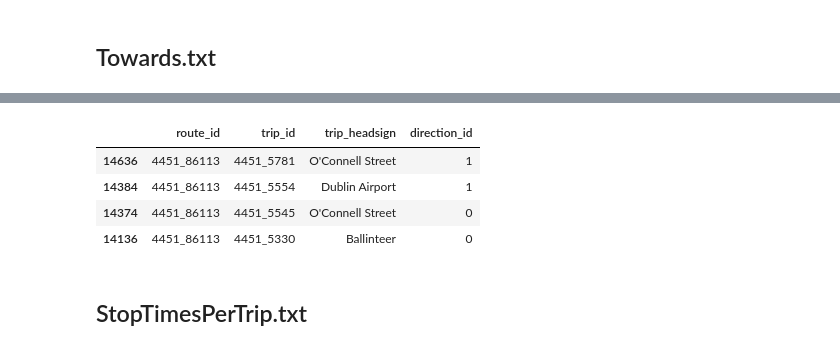
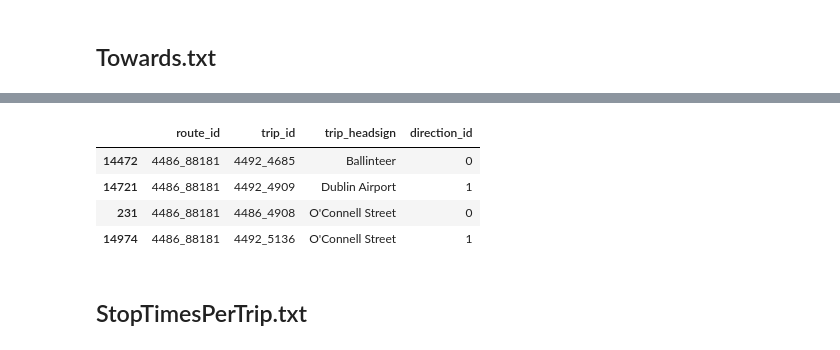
Before and after one commit to josericodata/DublinBusApp, a Jupyter notebook: assets/dataCleaning/01_DataCleaning.ipynb, the cells around one changed output, grey strips where cells are left out. Cells and saved outputs as stored; diff of their text form; code cells hidden in the pictures.

```diff
--- a/assets/dataCleaning/01_DataCleaning.ipynb
+++ b/assets/dataCleaning/01_DataCleaning.ipynb
@@ -173,12 +179,12 @@ SelectDirection_df
 # %%
-display = SelectDirection_df[(SelectDirection_df["route_id"] == "4451_86113")]
+display = SelectDirection_df[(SelectDirection_df["route_id"] == "4486_88181")]
 display
 # %% [output]
 |  | route_id | trip_id | trip_headsign | direction_id |
-| 14636 | 4451_86113 | 4451_5781 | O'Connell Street | 1 |
-| 14384 | 4451_86113 | 4451_5554 | Dublin Airport | 1 |
-| 14374 | 4451_86113 | 4451_5545 | O'Connell Street | 0 |
-| 14136 | 4451_86113 | 4451_5330 | Ballinteer | 0 |
+| 14472 | 4486_88181 | 4492_4685 | Ballinteer | 0 |
+| 14721 | 4486_88181 | 4492_4909 | Dublin Airport | 1 |
+| 231 | 4486_88181 | 4486_4908 | O'Connell Street | 0 |
+| 14974 | 4486_88181 | 4492_5136 | O'Connell Street | 1 |
 # %%
 # Construct the full path for the output file
 output_file_path1 = os.path.join(output_dir, "Towards.txt")
```
Also changed, not shown: parts of 18 cells of this notebook, 10 other files.
